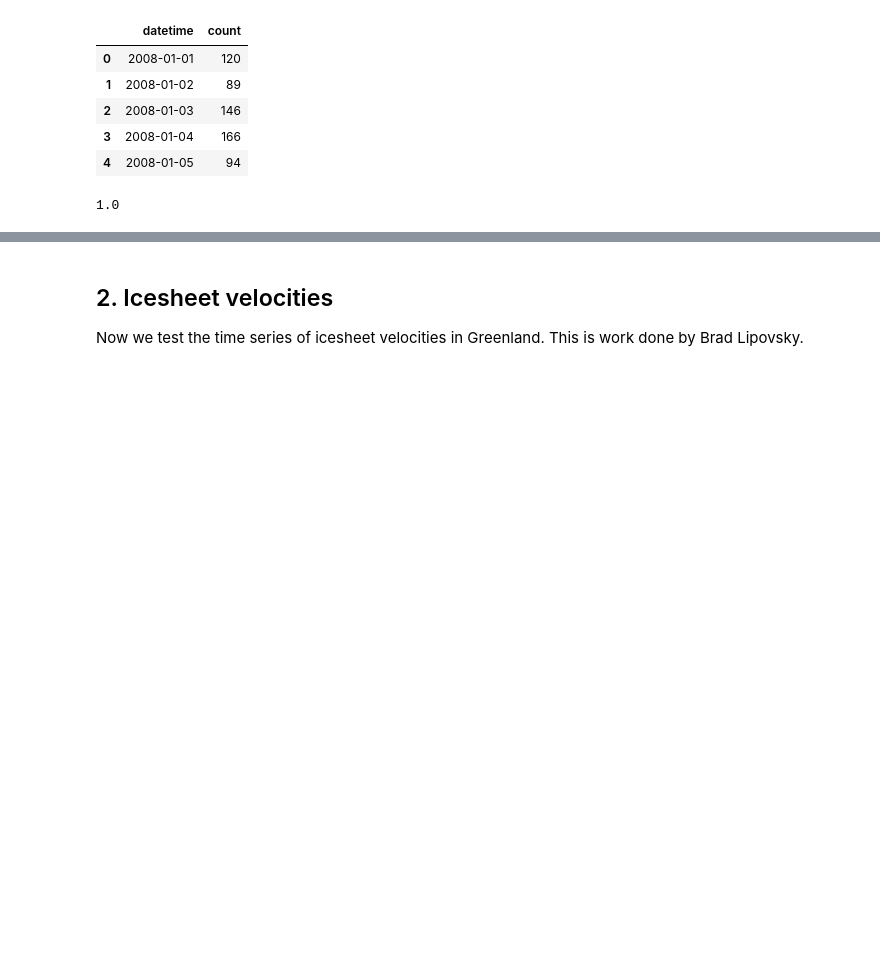
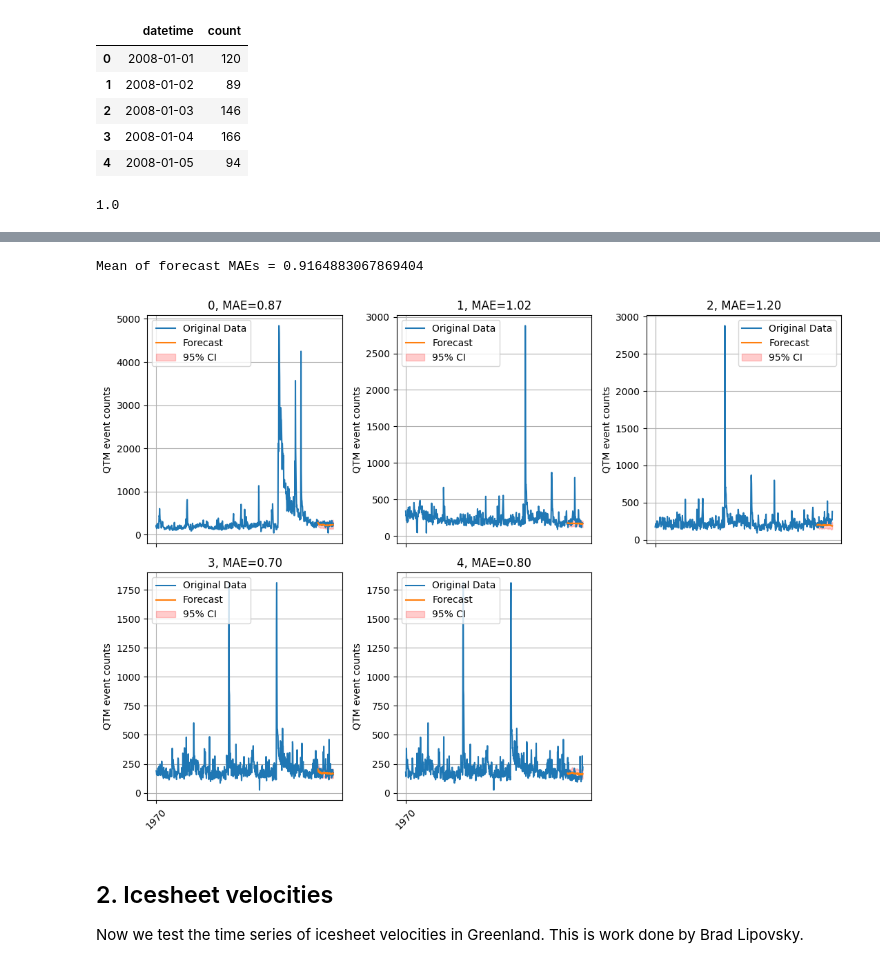
Before and after one commit to mdenolle/GeoCAST, a Jupyter notebook: test_zero-shot/chronos_test.ipynb, the cells around one changed output, grey strips where cells are left out. Cells and saved outputs as stored; diff of their text form; code cells hidden in the pictures; blank space fills up the shorter version.

```diff
--- a/test_zero-shot/chronos_test.ipynb
+++ b/test_zero-shot/chronos_test.ipynb
@@ -168,10 +175,15 @@ def predict_chronos(df,n_timeseries=20):
 # %%
-def plot_forecasts(df_wide,split_index,forecast,n_timeseries):
+def plot_forecasts(df_wide,split_index,forecast,n_timeseries,field="count",filename="geo-forecast.png"):
     """
     Plot the forecasted values along with the confidence intervals.
 
     Parameters:
     n_timeseries (int): Number of time series to plot.
+    df_wide (pd.DataFrame): The wide-format DataFrame containing the time series.
+    split_index (int): The index at which the training data ends (or context data) and evaluation (or forecast) data begins.
+    forecast (np.array): The forecasted values for the time series.
+    filename (str): The filename to save the plot.
+
 
     Returns:
     None
@@ -202,11 +214,24 @@ def plot_forecasts(df_wide,split_index,forecast,n_timeseries):
     upper_bound = np.percentile(forecast, 95, axis=0)
 
     # Layout the subplots
-    fig, axes = plt.subplots(nrows, ncols, figsize=(16, 18), sharex=True)
+    fig, axes = plt.subplots(nrows, ncols, figsize=(11, 8), sharex=True)
     # Flatten the 2D array of axes for easy indexing
     axes = axes.flatten()
 
 
+    # Split the data into training and evaluation sets for all selected columns
+    # train_data = df_wide[columns_to_forecast].iloc[:split_index]
+    eval_data = df_wide[columns_to_forecast].iloc[split_index:]
+
+
+    # Calculate and print the MASE for each time series
+    mase=[]
+    for i, column_name in enumerate(columns_to_forecast):
+        # Calculate MASE for the current time series
+        mase.append (np.mean(np.abs(forecast_mean[i].numpy()  - eval_data[column_name].values)) / np.mean(np.abs(eval_data[column_name].values[1:] - eval_data[column_name].values[:-1])))
+
+    mean_mase = np.array(mase).mean()
+    print(f'Mean of forecast MAEs = {mean_mase}')
 
     # Iterate over the first n_timeseries and plot
     for i, column_name in enumerate(columns_to_forecast[0:n_timeseries]):
@@ -225,11 +250,11 @@ def plot_forecasts(df_wide,split_index,forecast,n_timeseries):
                             color='r', alpha=0.2, label='95% CI')
 
         # Plot the evaluation data for reference
-        axes[i].plot(df_wide['datetime'].iloc[split_index:], eval_data[column_name].values, '--', label='Evaluation Data')
+        # axes[i].plot(df_wide['datetime'].iloc[split_index:], eval_data[column_name].values, '--', label='Evaluation Data')
 
         # Format the subplot
-        axes[i].set_title(f'{column_name}, MAE={mae[i]:.2f} m/a')
-        axes[i].set_ylabel('Speed (m/a)')
+        axes[i].set_title(f'{column_name}, MAE={mase[i]:.2f}')
+        axes[i].set_ylabel(field)
         axes[i].grid(True)
         axes[i].legend()
 
@@ -243,7 +268,7 @@ def plot_forecasts(df_wide,split_index,forecast,n_timeseries):
         fig.delaxes(axes[j])
 
     plt.tight_layout()
-    plt.savefig('dvv-forecast.png')
+    plt.savefig(filename)
     plt.show()
 
     return
@@ -300,0 +345,2 @@ for i in range(n_timeseries):
+# %%
+forecast, mean_mae, mean_mase, no_var_mae, split_index = predict_chronos(df_wide,n_timeseries=n_timeseries)
@@ -301,3 +361,9 @@ for i in range(n_timeseries):
+# %%
+# plot forecast
+plot_forecasts(df_wide,split_index,forecast,n_timeseries,field="QTM event counts",filename="./plots/quake_qtm_forecast.png")
+# %% [output]
+Mean of forecast MAEs = 0.9164883067869404
+[figure, added]
 # %% [markdown]
 ## 2. Icesheet velocities
 
```
Also changed, not shown: parts of 21 cells of this notebook, 3 other files.
